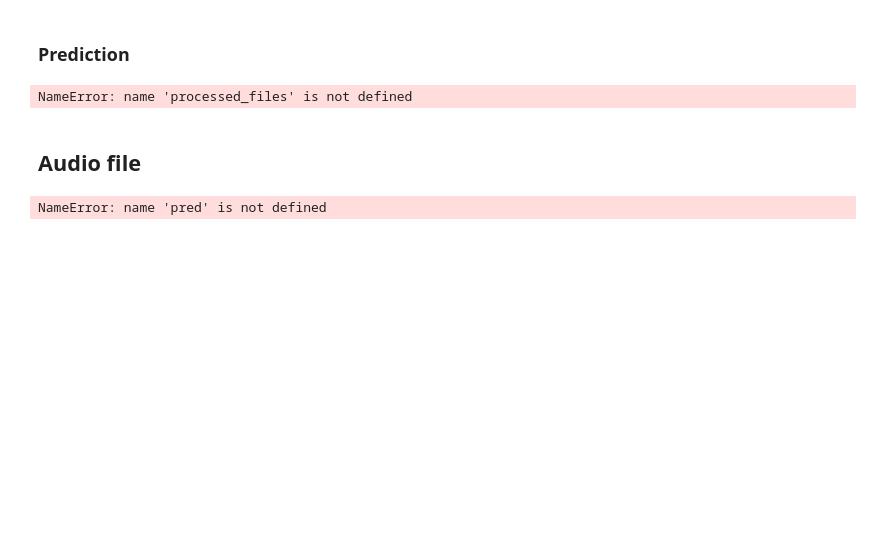
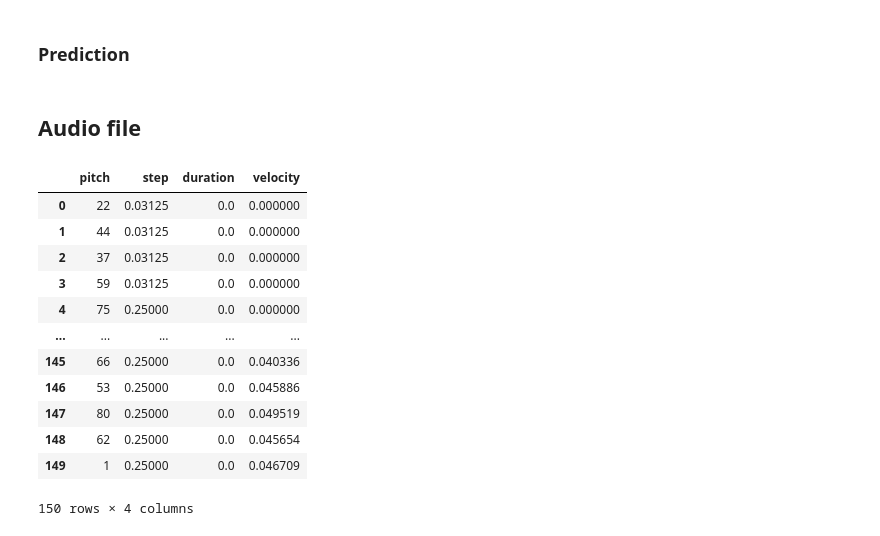
Before and after one commit to Karlobyo/composer_electronifire, a Jupyter notebook: notebooks/multivariate_model.ipynb, the cells around one changed output. Drawn from its saved outputs; the diff is of its cells as text; code cells hidden in the pictures; blank space fills up the shorter version.

```diff
--- a/notebooks/multivariate_model.ipynb
+++ b/notebooks/multivariate_model.ipynb
@@ -338,7 +348,7 @@ callbacks = [
 ]
 # %%
 %%time
-epochs = 500
+epochs = 10
 
 history = model.fit(
     train_ds,
@@ -374,9 +365,14 @@ NameError: name 'history' is not defined
 # %% [markdown]
 ### Prediction
+# %%
+def adjust_step(step: float):
+  """Turns numerical step into musical 1/1->1/32 step"""
+  timestamps = [2, 1, 0.5, 0.25, 0.125, 0.0625, 0.03125, 0.015625]
+  return min(timestamps, key=lambda x:abs(x-step))
 # %%
 def predict_notes(
     notes: pd.DataFrame,
-    keras_model: tf.keras.Model,
+    model: tf.keras.Model,
     temperature: float = 1.0,
     num_predictions: int=150,
     seq_length: int=40) -> pd.DataFrame:
@@ -391,18 +387,11 @@ def predict_notes(
         input_notes = tf.expand_dims(input_notes, 0)
         predictions = model.predict(input_notes, verbose=0)
         pitch_logits = predictions['pitch']
-        step = predictions['step']
-        velocity = predictions['velocity']
 
         pitch_logits /= temperature
         pitch = tf.random.categorical(pitch_logits, num_samples=1)
         pitch = tf.squeeze(pitch, axis=-1)
-        velocity = tf.squeeze(velocity, axis=-1)
-        step = tf.squeeze(step, axis=-1)
 
-        # the other values should be non-negative
-        step = tf.maximum(0, step)
-        velocity = tf.maximum(0, velocity)
         input_note = [np.array(pitch)[0]]
         for col in cols[1:]:
             attr = tf.maximum(0, tf.squeeze(predictions[col], axis=-1))
@@ -416,11 +405,12 @@ def predict_notes(
     generated_notes = pd.DataFrame(
       generated_notes, columns=cols)
 
+    if 'step' in cols:
+      generated_notes['step'] = generated_notes['step'].map(lambda x: adjust_step(x))
+
     return generated_notes
 # %%
-pred = predict_notes(processed_files[0], model)
+pred = predict_notes(seed_df, model)
-# %% [output]
-NameError: name 'processed_files' is not defined
 # %% [markdown]
 ## Audio file
 # %%
@@ -460,7 +450,3 @@ def notes_to_midi(
   p.instruments.append(instrument)
   p.write('file.mid')
   return p
-# %%
-file = notes_to_midi(pred)
-# %% [output]
-NameError: name 'pred' is not defined
@@ -466,0 +455,16 @@ NameError: name 'pred' is not defined
+# %%
+pred
+# %% [output]
+|  | pitch | step | duration | velocity |
+| 0 | 22 | 0.03125 | 0.0 | 0.000000 |
+| 1 | 44 | 0.03125 | 0.0 | 0.000000 |
+| 2 | 37 | 0.03125 | 0.0 | 0.000000 |
+| 3 | 59 | 0.03125 | 0.0 | 0.000000 |
+| 4 | 75 | 0.25000 | 0.0 | 0.000000 |
+| ... | ... | ... | ... | ... |
+| 145 | 66 | 0.25000 | 0.0 | 0.040336 |
+| 146 | 53 | 0.25000 | 0.0 | 0.045886 |
+| 147 | 80 | 0.25000 | 0.0 | 0.049519 |
+| 148 | 62 | 0.25000 | 0.0 | 0.045654 |
+| 149 | 1 | 0.25000 | 0.0 | 0.046709 |
+150 rows × 4 columns
```
Also changed, not shown: parts of 19 cells of this notebook, 5 other files.
